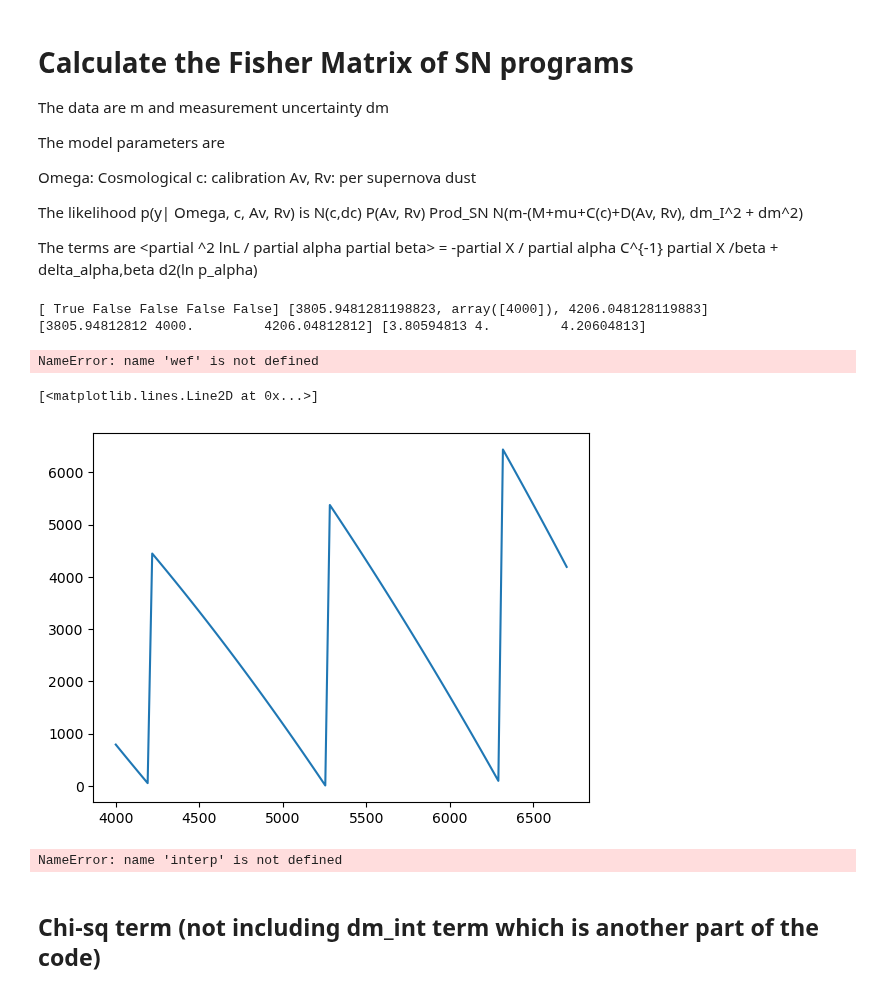
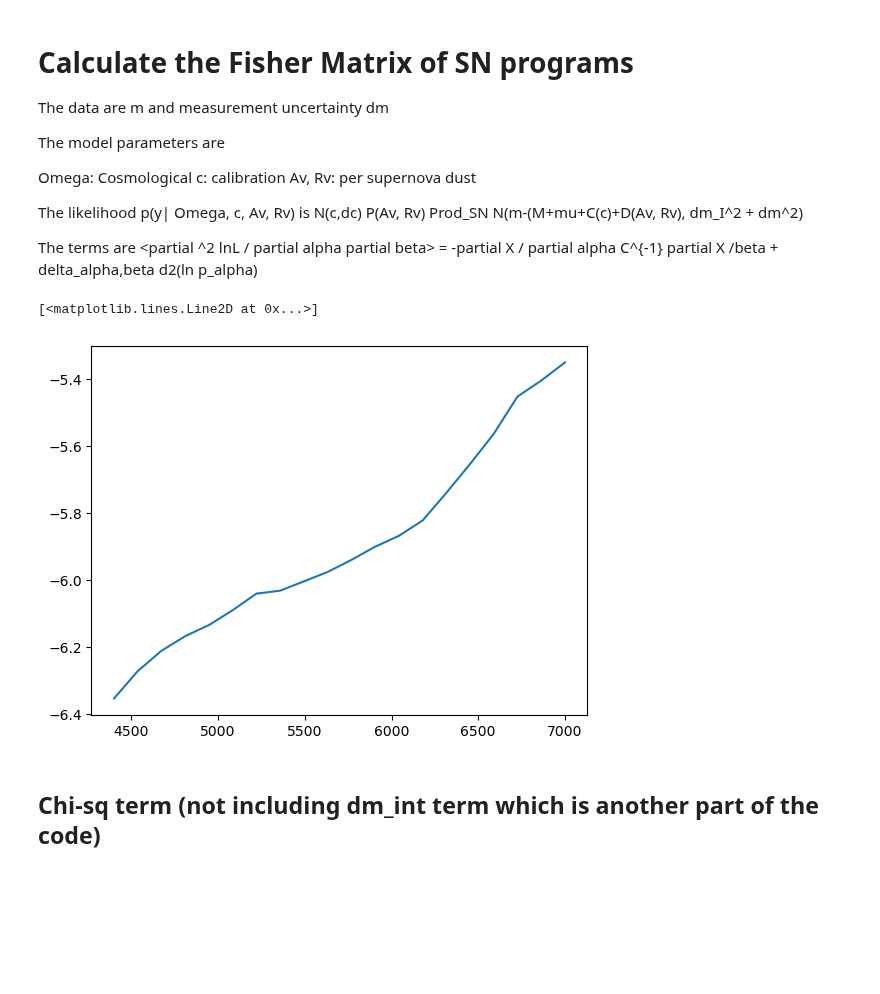
Before and after one commit to AlexGKim/UNITY3, a Jupyter notebook: nb/Simplest.ipynb, the cells around one changed output. Saved outputs shown, nothing was run; the diff lists cells and outputs as text; code cells hidden in the pictures; blank space fills up the shorter version.

```diff
--- a/nb/Simplest.ipynb
+++ b/nb/Simplest.ipynb
@@ -133,19 +114,13 @@ sn=SNModel()
-# %%
-ans = [ sn.bandflux_one(numpy.array(wl),10.) for wl in numpy.linspace(4001.,6700,100) ]
-# %% [output]
-[ True False False False False] [3805.9481281198823, array([4000]), 4206.048128119883]
-[3805.94812812 4000.         4206.04812812] [3.80594813 4.         4.20604813]
-NameError: name 'wef' is not defined
-# %%
-plt.plot(numpy.linspace(4001.,6700,100),ans)
-# %% [output]
-[<matplotlib.lines.Line2D at 0x...>]
-[figure, removed]
-# %%
-wls = numpy.linspace(4010,7000,10)
-plt.plot(wls,sn.flux(wls))
-# %% [output]
-NameError: name 'interp' is not defined
+# %%
+sn = SNModel(4.5)
+# sn.bandmag_one(5000.)
+# wf
+wls = numpy.linspace(4400,7000,20)
+mag =[ sn.bandmag_one(wl) for wl in wls]
+plt.plot(wls,mag)
+# %% [output]
+[<matplotlib.lines.Line2D at 0x...>]
+[figure, added]
 # %%
 @jit
 def CCM_a(wl):
```
Also changed, not shown: parts of 8 cells of this notebook.
